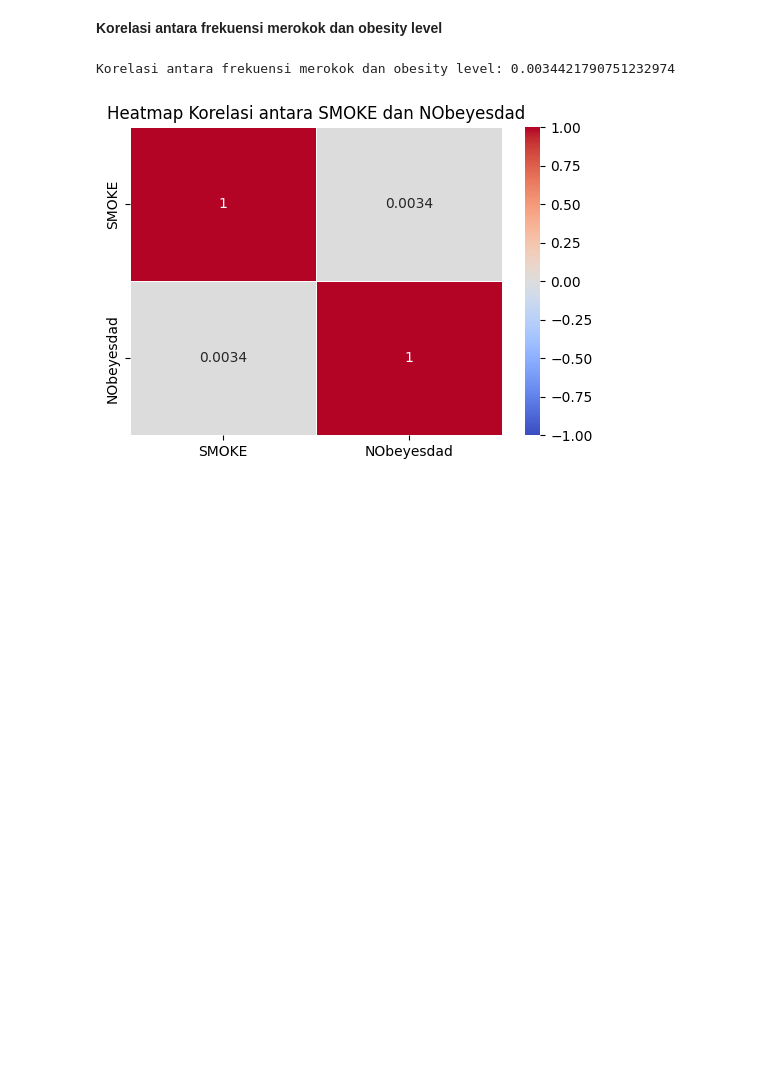
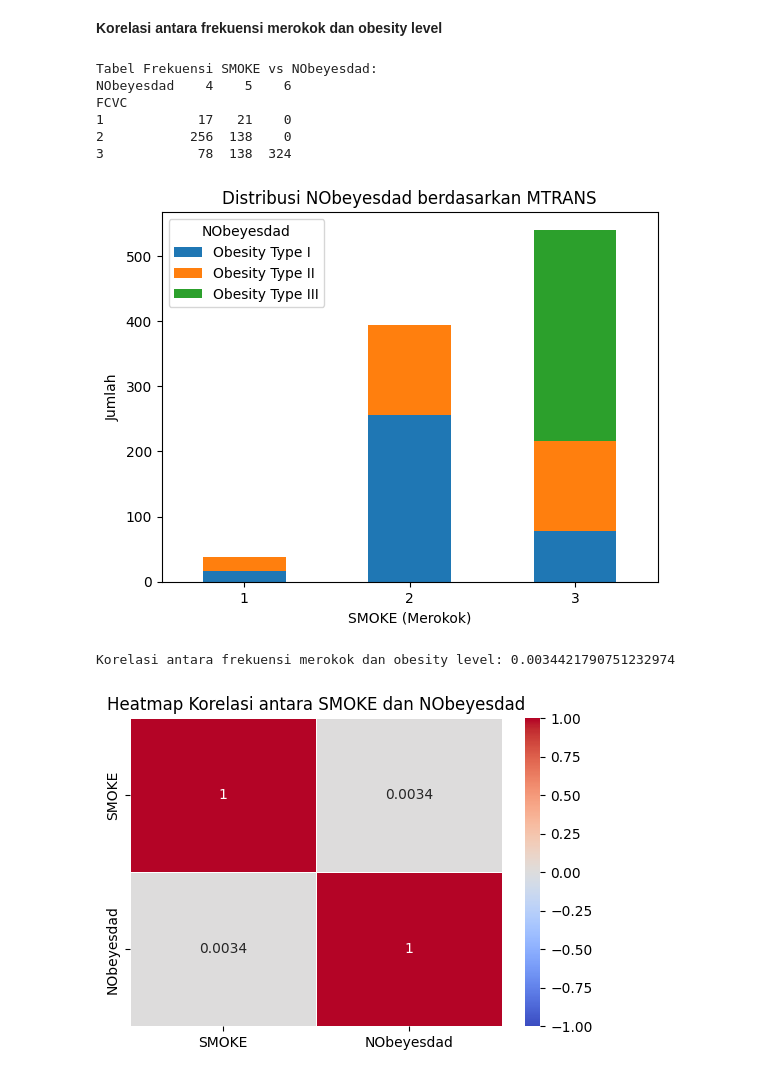
Before and after one commit to abdhaamed/abdhaamed, a Jupyter notebook: Statistika_tubes.ipynb, the cells around one changed output. Cells and saved outputs as stored; diff of their text form; code cells hidden in the pictures; blank space fills up the shorter version.

```diff
--- a/Statistika_tubes.ipynb
+++ b/Statistika_tubes.ipynb
@@ -394,2 +300,44 @@ Kembali merujuk pada visualisasi di atas, jumlah keseluruhan responden yang meng
 # %% [markdown]
 **Korelasi antara frekuensi merokok dan obesity level**
+# %%
+
+
+# Mengambil subset dari dataset yang hanya memiliki nilai 4, 5, dan 6 pada kolom SMOKE
+subset_data = obesity[obesity['NObeyesdad'].isin([4, 5, 6])]
+
+# Membuat tabel frekuensi untuk SMOKE dan NObeyesdad
+cross_tab = pd.crosstab(obesity['FCVC'], subset_data['NObeyesdad'])
+
+# Menampilkan tabel frekuensi
+print("Tabel Frekuensi SMOKE vs NObeyesdad:")
+print(cross_tab)
+
+# Mapping label untuk NObeyesdad
+label_mapping = {
+    0: 'Insufficient Weight',
+    1: 'Normal Weight',
+    2: 'Overweight Level I',
+    3: 'Overweight Level II',
+    4: 'Obesity Type I',
+    5: 'Obesity Type II',
+    6: 'Obesity Type III'
+}
+
+# Mengganti label dengan label deskriptif
+descriptive_labels = [label_mapping[label] for label in cross_tab.columns]
+# Visualisasi distribusi tingkat obesitas berdasarkan variabel SMOKE
+cross_tab.plot(kind='bar', stacked=True)
+plt.title('Distribusi NObeyesdad berdasarkan MTRANS')
+plt.xlabel('SMOKE (Merokok)')
+plt.ylabel('Jumlah')
+plt.xticks(rotation=0)
+plt.legend(labels=descriptive_labels, title='NObeyesdad')
+plt.show()
+# %% [output]
+Tabel Frekuensi SMOKE vs NObeyesdad:
+NObeyesdad    4    5    6
+FCVC
+1            17   21    0
+2           256  138    0
+3            78  138  324
+[figure, added]
```
Also changed, not shown: parts of 16 cells of this notebook.
